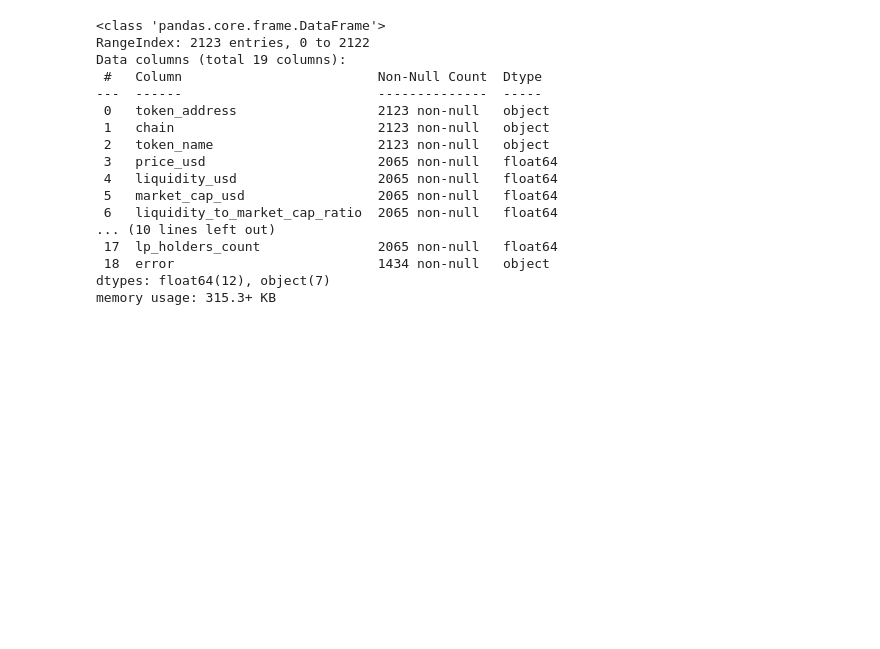
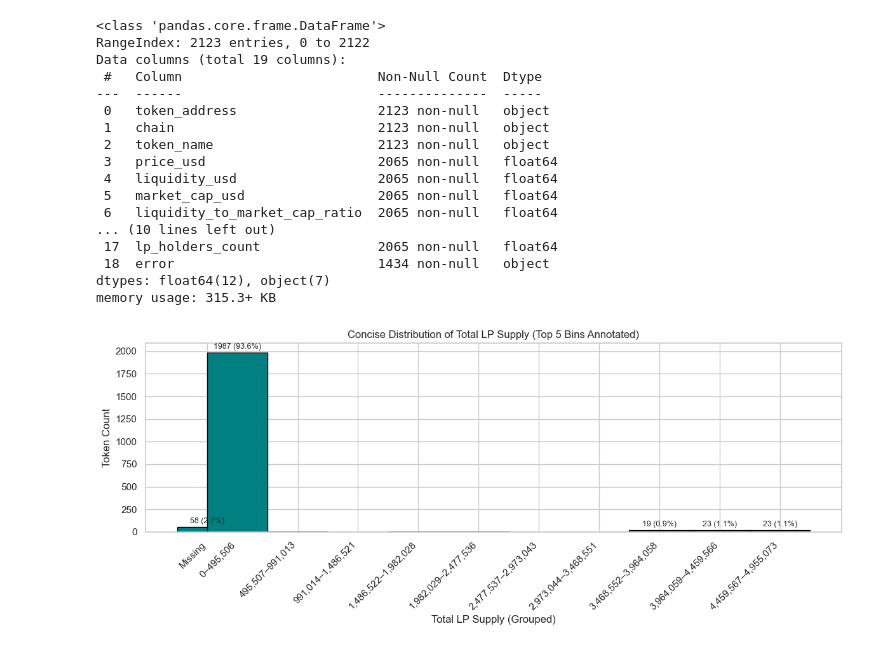
Before and after one commit to all-1807355/token-analyzer, a Jupyter notebook: data_analysis/liquidity_analysis.ipynb, the cells around one changed output. Drawn from its saved outputs; the diff is of its cells as text; code cells hidden in the pictures; blank space fills up the shorter version.

```diff
--- a/data_analysis/liquidity_analysis.ipynb
+++ b/data_analysis/liquidity_analysis.ipynb
@@ -3,6 +5,8 @@ import pandas as pd
 import matplotlib.pyplot as plt
 import seaborn as sns
 import numpy as np
+
+sns.set_theme(style="whitegrid")
 # %%
 df = pd.read_csv("../csv_outputs/master_liquidity.csv")
 
@@ -25,3 +29,51 @@ Data columns (total 19 columns):
  18  error                          1434 non-null   object
 dtypes: float64(12), object(7)
 memory usage: 315.3+ KB
+# %%
+# Clean the data
+df['total_lp_supply_cleaned'] = pd.to_numeric(df['total_lp_supply'], errors='coerce')
+supply_data = df['total_lp_supply_cleaned'].dropna()
+missing_count = df['total_lp_supply_cleaned'].isna().sum()
+
+# Cap extreme values at the 99th percentile
+cap_value = supply_data.quantile(0.99)
+supply_data_clipped = supply_data.clip(upper=cap_value)
+
+# Fewer bins for clarity
+bin_edges = np.linspace(0, cap_value, 11)  # 10 bins
+counts, edges = np.histogram(supply_data_clipped, bins=bin_edges)
+bin_centers = 0.5 * (edges[:-1] + edges[1:])
+total = counts.sum() + missing_count
+
+# Add missing values as its own bin
+bin_centers = np.insert(bin_centers, 0, -1)
+counts = np.insert(counts, 0, missing_count)
+labels = ['Missing'] + [f"{int(edges[i]):,}–{int(edges[i+1]-1):,}" for i in range(len(edges)-1)]
+
+# Identify top 5 bins
+top_5_indices = np.argsort(counts)[-5:]
+
+# Plot
+plt.figure(figsize=(12, 5))
+bars = plt.bar(bin_centers, counts, width=(edges[1] - edges[0]), color='teal', edgecolor='black')
+
+# Annotate top 5 bins
+for i, bar in enumerate(bars):
+    if i in top_5_indices and counts[i] > 0:
+        percentage = (counts[i] / total) * 100
+        plt.text(bar.get_x() + bar.get_width() / 2,
+                 bar.get_height() + total * 0.01,
+                 f'{counts[i]} ({percentage:.1f}%)',
+                 ha='center', va='bottom', fontsize=9)
+
+# X-axis formatting
+plt.xticks(ticks=bin_centers, labels=labels, rotation=45, ha='right')
+
+# Titles and labels
+plt.title("Concise Distribution of Total LP Supply (Top 5 Bins Annotated)")
+plt.xlabel("Total LP Supply (Grouped)")
+plt.ylabel("Token Count")
+plt.tight_layout()
+plt.show()
+# %% [output]
+[figure, added]
```
Also changed, not shown: parts of 13 cells of this notebook, 1 other file.
